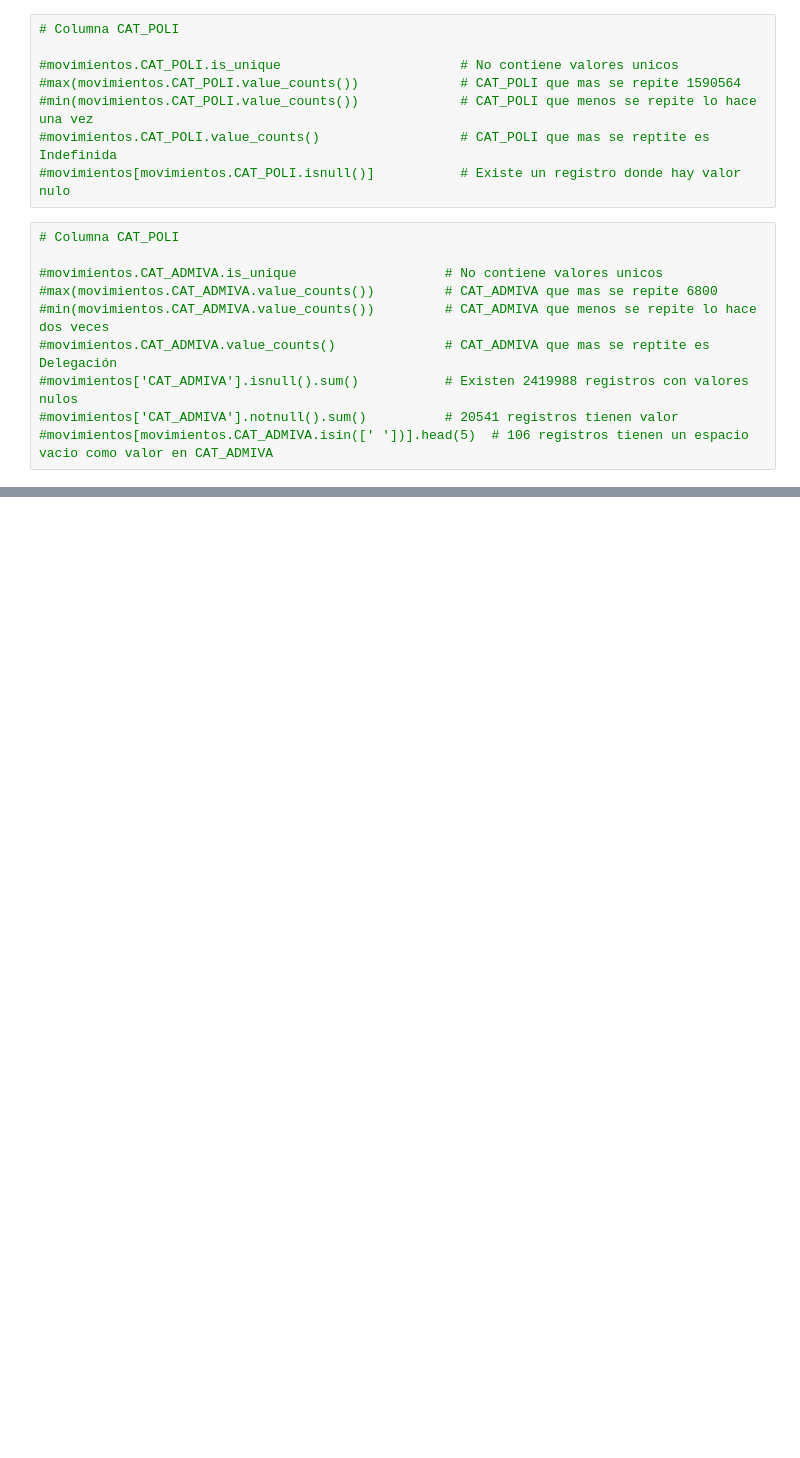
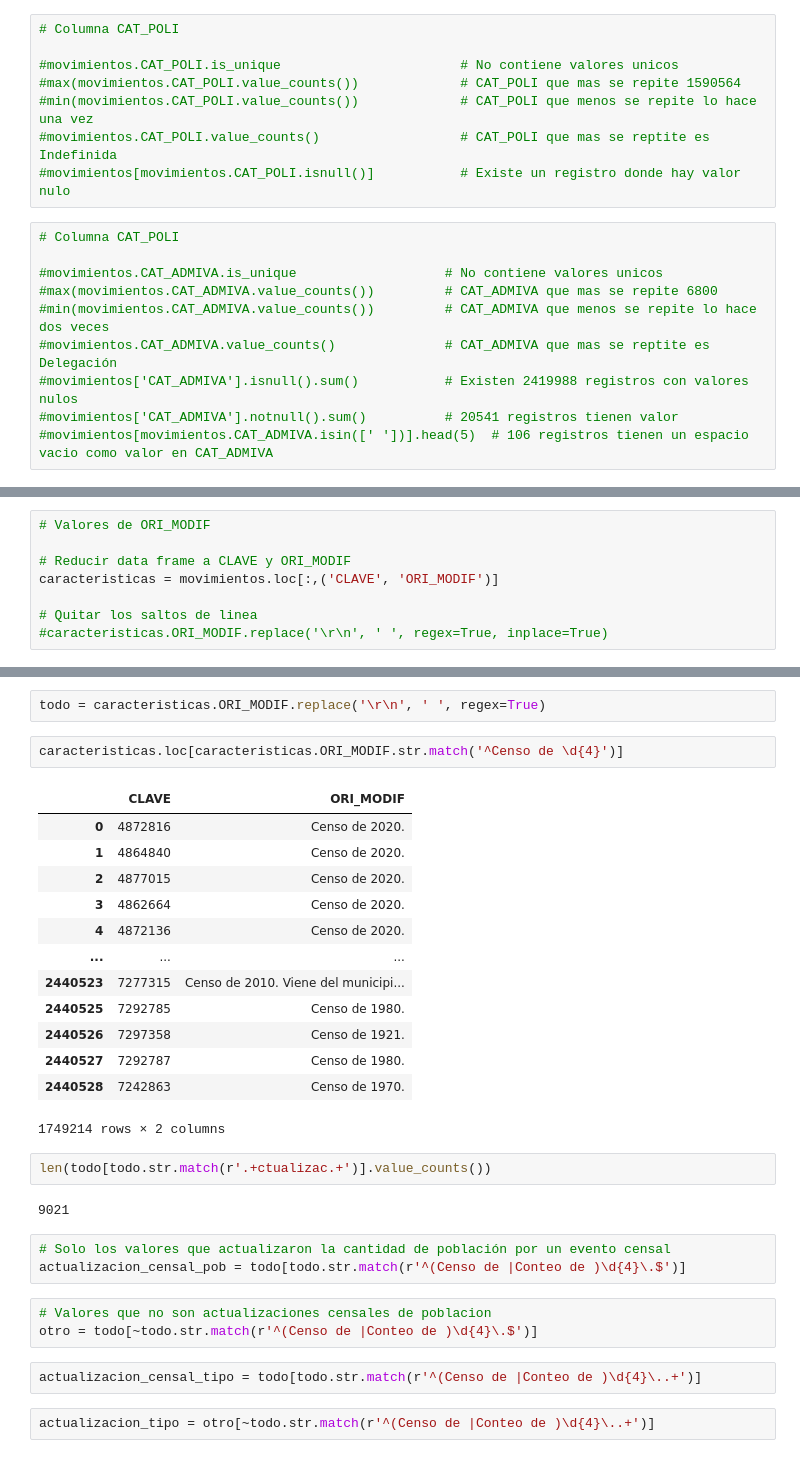
Before and after one commit to lorgid1/ArchivoHistoricoDeLocalidades, a Jupyter notebook: analisis_movimientos.ipynb, the cells around one changed output, grey strips where cells are left out. Saved outputs shown, nothing was run; the diff lists cells and outputs as text; blank space fills up the shorter version.

Commit message:
Start of ORI_MODIF analysis
Comienzo del analisis de la columna ORI_MODIF

```diff
--- a/analisis_movimientos.ipynb
+++ b/analisis_movimientos.ipynb
@@ -82,0 +91,8 @@ movimientos = pd.read_csv('CSVs/movimientos.csv', dtype= dtype_columnas)
+# %%
+# Valores de ORI_MODIF
+
+# Reducir data frame a CLAVE y ORI_MODIF
+caracteristicas = movimientos.loc[:,('CLAVE', 'ORI_MODIF')]
+
+# Quitar los saltos de linea
+#caracteristicas.ORI_MODIF.replace('\r\n', ' ', regex=True, inplace=True)
@@ -82,0 +108,32 @@ movimientos = pd.read_csv('CSVs/movimientos.csv', dtype= dtype_columnas)
+# %%
+todo = caracteristicas.ORI_MODIF.replace('\r\n', ' ', regex=True)
+# %%
+caracteristicas.loc[caracteristicas.ORI_MODIF.str.match('^Censo de \d{4}')]
+# %% [output]
+|  | CLAVE | ORI_MODIF |
+| 0 | 4872816 | Censo de 2020. |
+| 1 | 4864840 | Censo de 2020. |
+| 2 | 4877015 | Censo de 2020. |
+| 3 | 4862664 | Censo de 2020. |
+| 4 | 4872136 | Censo de 2020. |
+| ... | ... | ... |
+| 2440523 | 7277315 | Censo de 2010. Viene del municipi... |
+| 2440525 | 7292785 | Censo de 1980. |
+| 2440526 | 7297358 | Censo de 1921. |
+| 2440527 | 7292787 | Censo de 1980. |
+| 2440528 | 7242863 | Censo de 1970. |
+1749214 rows × 2 columns
+# %%
+len(todo[todo.str.match(r'.+ctualizac.+')].value_counts())
+# %% [output]
+9021
+# %%
+# Solo los valores que actualizaron la cantidad de población por un evento censal
+actualizacion_censal_pob = todo[todo.str.match(r'^(Censo de |Conteo de )\d{4}\.$')]
+# %%
+# Valores que no son actualizaciones censales de poblacion
+otro = todo[~todo.str.match(r'^(Censo de |Conteo de )\d{4}\.$')]
+# %%
+actualizacion_censal_tipo = todo[todo.str.match(r'^(Censo de |Conteo de )\d{4}\..+')]
+# %%
+actualizacion_tipo = otro[~todo.str.match(r'^(Censo de |Conteo de )\d{4}\..+')]
```
Also changed, not shown: parts of 12 cells of this notebook, 3 other files.
